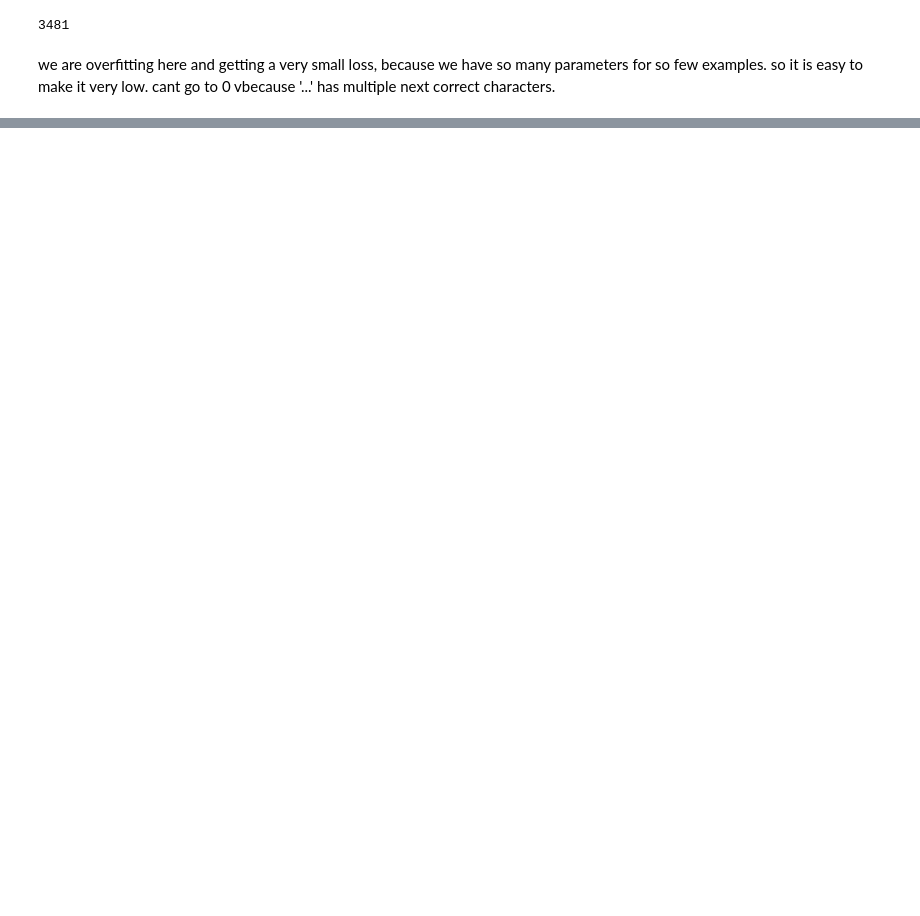
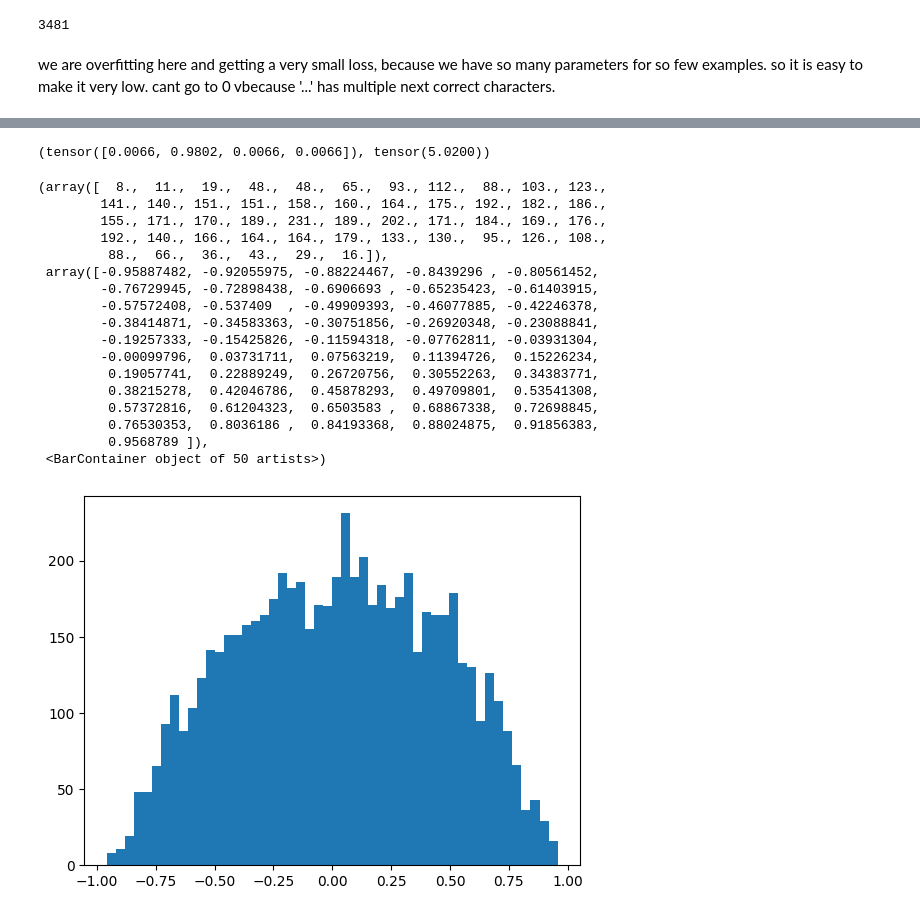
Before and after one commit to vgandhi13/Makemore, a Jupyter notebook: Makemore.ipynb, the cells around one changed output, grey strips where cells are left out. Cells and saved outputs as stored; diff of their text form; code cells hidden in the pictures; blank space fills up the shorter version.

Commit message:
Played with neurons and vanishing gradients for a 1 layer net

```diff
--- a/Makemore.ipynb
+++ b/Makemore.ipynb
@@ -964,0 +941,3 @@ tensor([ 5, 13, 13,  1,  0, 15, 12,  9, 22,  9,  1,  0,  1, 22,  1,  0,  9, 19,
+# %%
+words= open('names.txt','r').read().splitlines()
+words[:8]
@@ -964,0 +950,8 @@ tensor([ 5, 13, 13,  1,  0, 15, 12,  9, 22,  9,  1,  0,  1, 22,  1,  0,  9, 19,
+# %%
+chars = sorted(list(set(''.join(words))))
+stoi = {s:i+1 for i, s in enumerate(chars)}
+stoi['.'] = 0
+itos = {i:s for s, i in stoi.items()}
+block_size = 3
+vocab_size = len(itos)
+itos
@@ -964,0 +1025,30 @@ tensor([ 5, 13, 13,  1,  0, 15, 12,  9, 22,  9,  1,  0,  1, 22,  1,  0,  9, 19,
+# %%
+max_steps = 200000
+batch_size = 32
+lossi = []
+
+for i in range(max_steps):
+  ix = torch.randint(0, Xtr.shape[0], (batch_size,), generator = g) # creates a tensor of shape 32, with values between 0 and nelems in xtr
+  Xb, Yb = Xtr[ix], Ytr[ix] #batch X,Y, size [32, 3]
+
+  #forward pass
+  emb = C[Xb] #[32, 3, 10], C had [27, 10] - Inpute layer
+  embcat = emb.view(emb.shape[0], -1) #[32, 30] #-1 is a special value that tells PyTorch to infer the size of the remaining dimensions. In this case, it will flatten the last two dimensions (3 * 10 = 30).
+  hpreact = embcat @ W1 + b1 #[32,30] X [30, 200] + [200,] = [32,200] - hidden layer preactivation value - There are 200 neurons in this hidden layer
+  h = torch.tanh(hpreact) #[32,200] - hidden layer
+  logits = h @ W2 + b2 # [32,200] X [200, 27] - output layer - raw scores/log counts
+  loss = F.cross_entropy(logits, Yb) # exponentiate + normalization + log + mean - cross entrpy loss is equivalent to negative log likelihood when softmax is applied
+
+  for p in parameters:
+    p.grad = None
+  loss.backward()
+
+  lr = 0.1 if i < 100000 else 0.01 #initially higher learning rate, when start converging then learning rate is lower so we dont over shoot
+  for p in parameters:
+    p.data += -lr * p.grad # - lr because we want to go in opposite direction of the gradient, gradient points in the direction of increase of loss
+
+  #track stats - print once in a while
+  if i % 10000 == 0:
+    print(f'{i:7d}/{max_steps:7d}: {loss.item():.4f}')
+    lossi.append(loss.log10().item())
+  # break
@@ -964,0 +1089,33 @@ tensor([ 5, 13, 13,  1,  0, 15, 12,  9, 22,  9,  1,  0,  1, 22,  1,  0,  9, 19,
+# %%
+#Issue1
+
+#4 dimwnsional example of the issue
+logits = torch.tensor([0.0, 5.0, 0.0, 0.0])
+probs = F.softmax(logits, dim=0)
+loss = -probs[2].log()
+probs, loss
+# %% [output]
+(tensor([0.0066, 0.9802, 0.0066, 0.0066]), tensor(5.0200))
+# %%
+#Issue2
+
+plt.hist(h.view(-1).tolist(), 50) #number of -1 and 1 in activations
+# %% [output]
+(array([  8.,  11.,  19.,  48.,  48.,  65.,  93., 112.,  88., 103., 123.,
+        141., 140., 151., 151., 158., 160., 164., 175., 192., 182., 186.,
+        155., 171., 170., 189., 231., 189., 202., 171., 184., 169., 176.,
+        192., 140., 166., 164., 164., 179., 133., 130.,  95., 126., 108.,
+         88.,  66.,  36.,  43.,  29.,  16.]),
+ array([-0.95887482, -0.92055975, -0.88224467, -0.8439296 , -0.80561452,
+        -0.76729945, -0.72898438, -0.6906693 , -0.65235423, -0.61403915,
+        -0.57572408, -0.537409  , -0.49909393, -0.46077885, -0.42246378,
+        -0.38414871, -0.34583363, -0.30751856, -0.26920348, -0.23088841,
+        -0.19257333, -0.15425826, -0.11594318, -0.07762811, -0.03931304,
+        -0.00099796,  0.03731711,  0.07563219,  0.11394726,  0.15226234,
+         0.19057741,  0.22889249,  0.26720756,  0.30552263,  0.34383771,
+         0.38215278,  0.42046786,  0.45878293,  0.49709801,  0.53541308,
+         0.57372816,  0.61204323,  0.6503583 ,  0.68867338,  0.72698845,
+         0.76530353,  0.8036186 ,  0.84193368,  0.88024875,  0.91856383,
+         0.9568789 ]),
+ <BarContainer object of 50 artists>)
+[figure, added]
```
Also changed, not shown: parts of 39 cells of this notebook.
